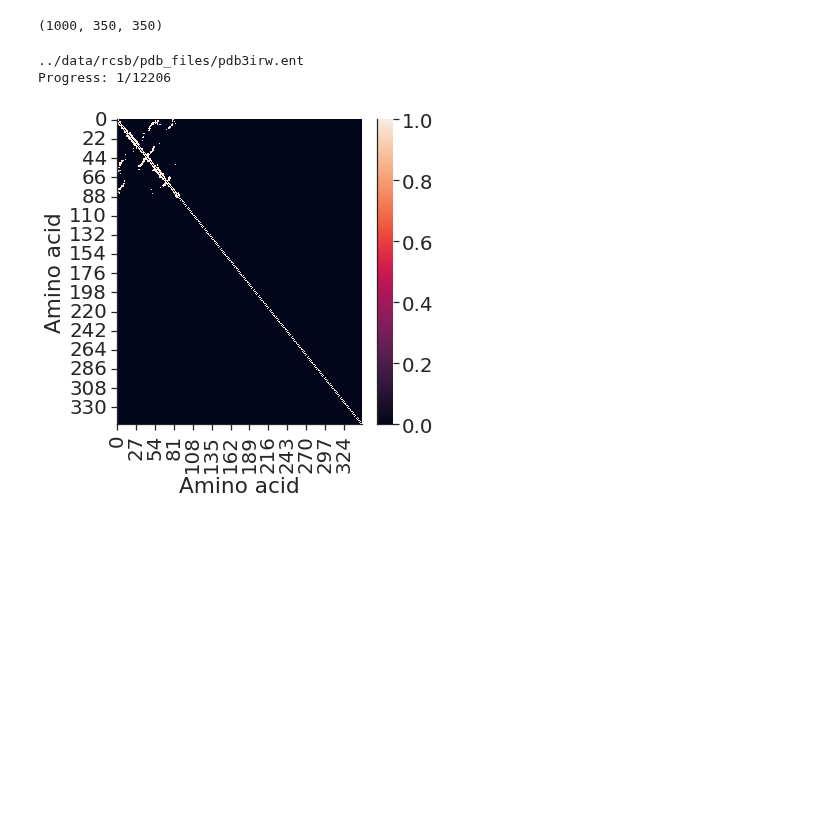
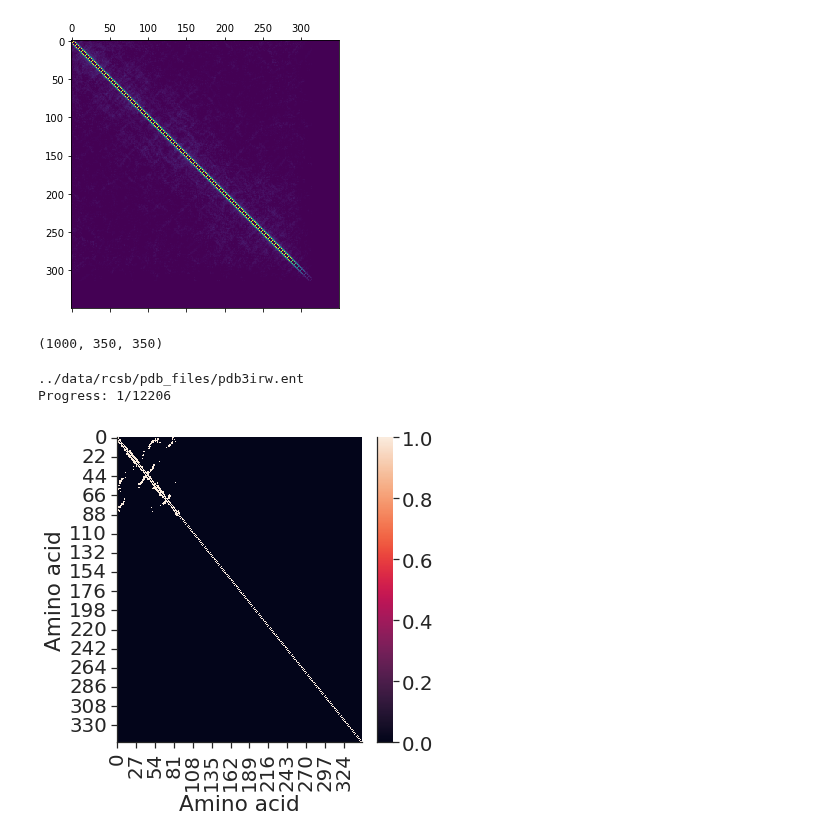
Before and after one commit to meyresearch/amino_acid_distance_distributions, a Jupyter notebook: scripts/average_matrices.ipynb, the cells around one changed output. Drawn from its saved outputs; the diff is of its cells as text; code cells hidden in the pictures; blank space fills up the shorter version.

```diff
--- a/scripts/average_matrices.ipynb
+++ b/scripts/average_matrices.ipynb
@@ -5,3 +5,6 @@ import matplotlib.pyplot as plt
 import pandas as pd
 import functions
 from colour_palette import _COLOUR_PALETTE
+# %%
+matrix = np.load("../data/rcsb/average_matrix.npy")
+matrix
@@ -8,3 +19,9 @@ from colour_palette import _COLOUR_PALETTE
+# %%
+plt.matshow(matrix, fignum=100)
+plt.gca().set_aspect('auto')
+# plt.savefig('filename.png', dpi=600)
+# %% [output]
+[figure, added]
 # %%
 def get_pdb_matrix(pdb_file: str) -> np.ndarray:
     """
```
Also changed, not shown: parts of 1 cell of this notebook, 3 other files.
